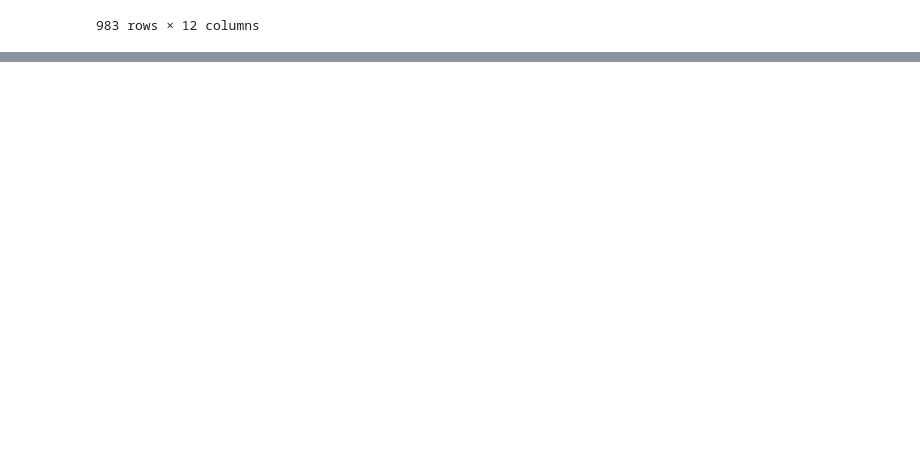
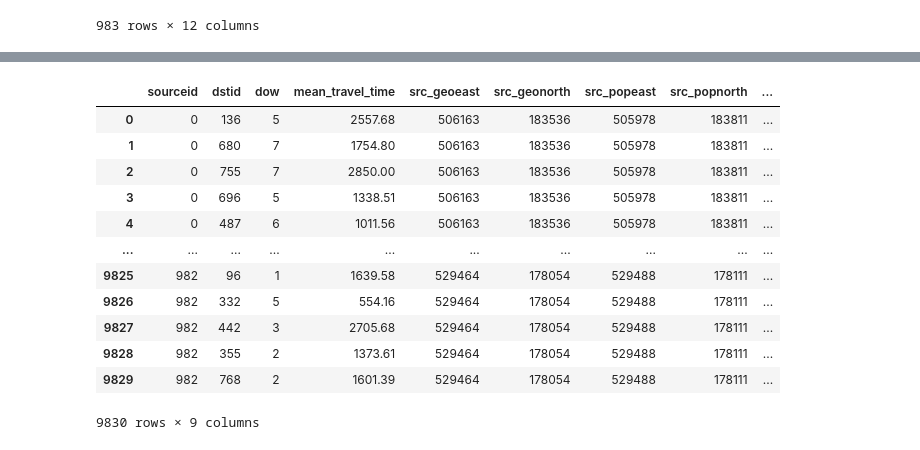
Before and after one commit to aliyusifov99/mec-ds-competition, a Jupyter notebook: Elnur/Model_with_json.ipynb, the cells around one changed output, grey strips where cells are left out. Drawn from its saved outputs; the diff is of its cells as text; code cells hidden in the pictures; blank space fills up the shorter version.

```diff
--- a/Elnur/Model_with_json.ipynb
+++ b/Elnur/Model_with_json.ipynb
@@ -23,0 +113,2 @@ df_geo_json
+# %%
+df_json = pd.concat([df_json]*10, ignore_index=True)
@@ -23,0 +131,3 @@ df_geo_json
+# %%
+df_json['MOVEMENT_ID'] =  df_json['MOVEMENT_ID'].astype(int)
+df_json.info()
@@ -23,0 +148,2 @@ df_geo_json
+# %%
+df_json.sort_values(by='MOVEMENT_ID', ascending=True, inplace=True, ignore_index=True)
@@ -23,0 +166,22 @@ df_geo_json
+# %%
+df['src_geoeast'] = df_json['geoeast']
+df['src_geonorth'] = df_json['geonorth']
+df['src_popeast'] = df_json['popeast']
+df['src_popnorth'] = df_json['popnorth']
+df['src_area'] = df_json['area_km2']
+# %%
+df
+# %% [output]
+|  | sourceid | dstid | dow | mean_travel_time | src_geoeast | src_geonorth | src_popeast | src_popnorth | ... |
+| 0 | 0 | 136 | 5 | 2557.68 | 506163 | 183536 | 505978 | 183811 | ... |
+| 1 | 0 | 680 | 7 | 1754.80 | 506163 | 183536 | 505978 | 183811 | ... |
+| 2 | 0 | 755 | 7 | 2850.00 | 506163 | 183536 | 505978 | 183811 | ... |
+| 3 | 0 | 696 | 5 | 1338.51 | 506163 | 183536 | 505978 | 183811 | ... |
+| 4 | 0 | 487 | 6 | 1011.56 | 506163 | 183536 | 505978 | 183811 | ... |
+| ... | ... | ... | ... | ... | ... | ... | ... | ... | ... |
+| 9825 | 982 | 96 | 1 | 1639.58 | 529464 | 178054 | 529488 | 178111 | ... |
+| 9826 | 982 | 332 | 5 | 554.16 | 529464 | 178054 | 529488 | 178111 | ... |
+| 9827 | 982 | 442 | 3 | 2705.68 | 529464 | 178054 | 529488 | 178111 | ... |
+| 9828 | 982 | 355 | 2 | 1373.61 | 529464 | 178054 | 529488 | 178111 | ... |
+| 9829 | 982 | 768 | 2 | 1601.39 | 529464 | 178054 | 529488 | 178111 | ... |
+9830 rows × 9 columns
```
Also changed, not shown: parts of 17 cells of this notebook.
